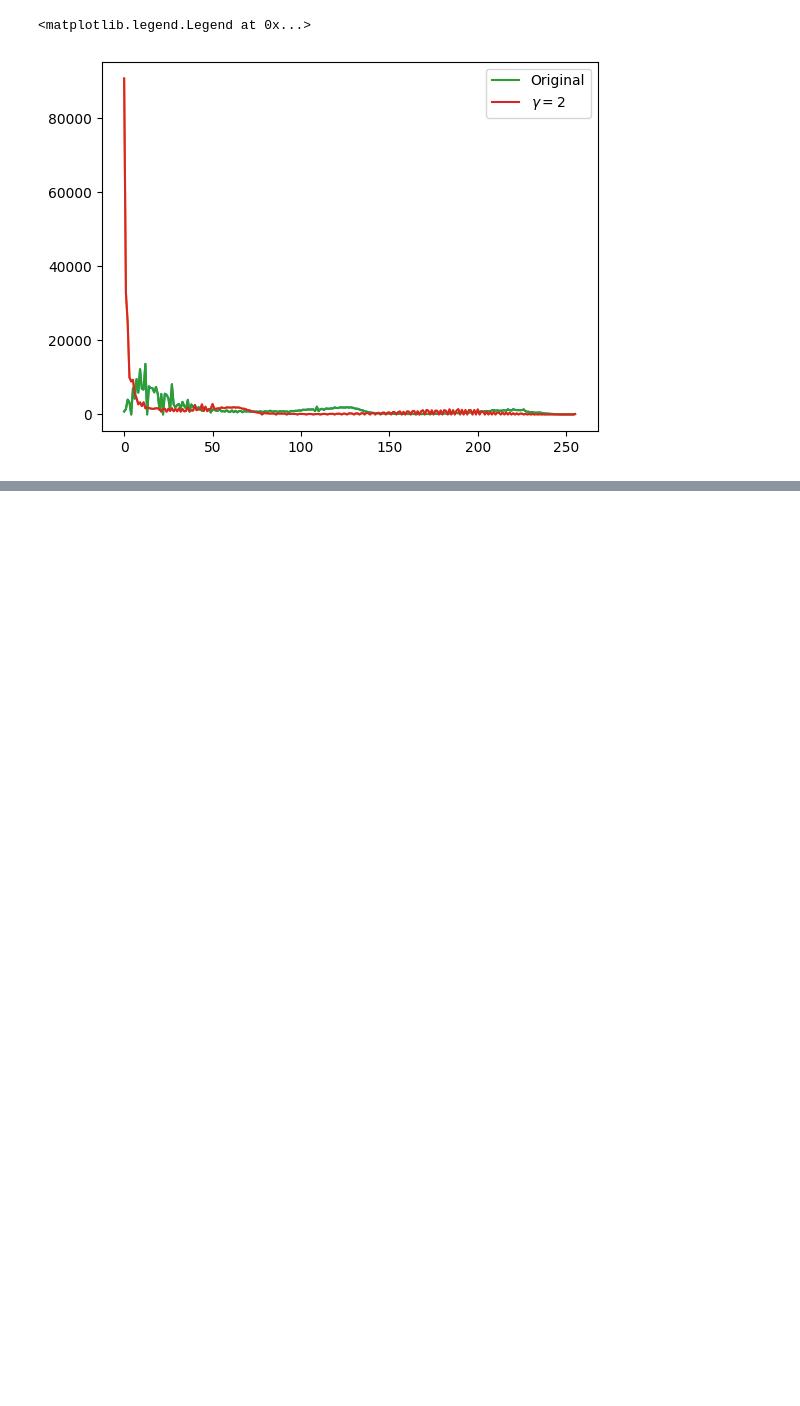
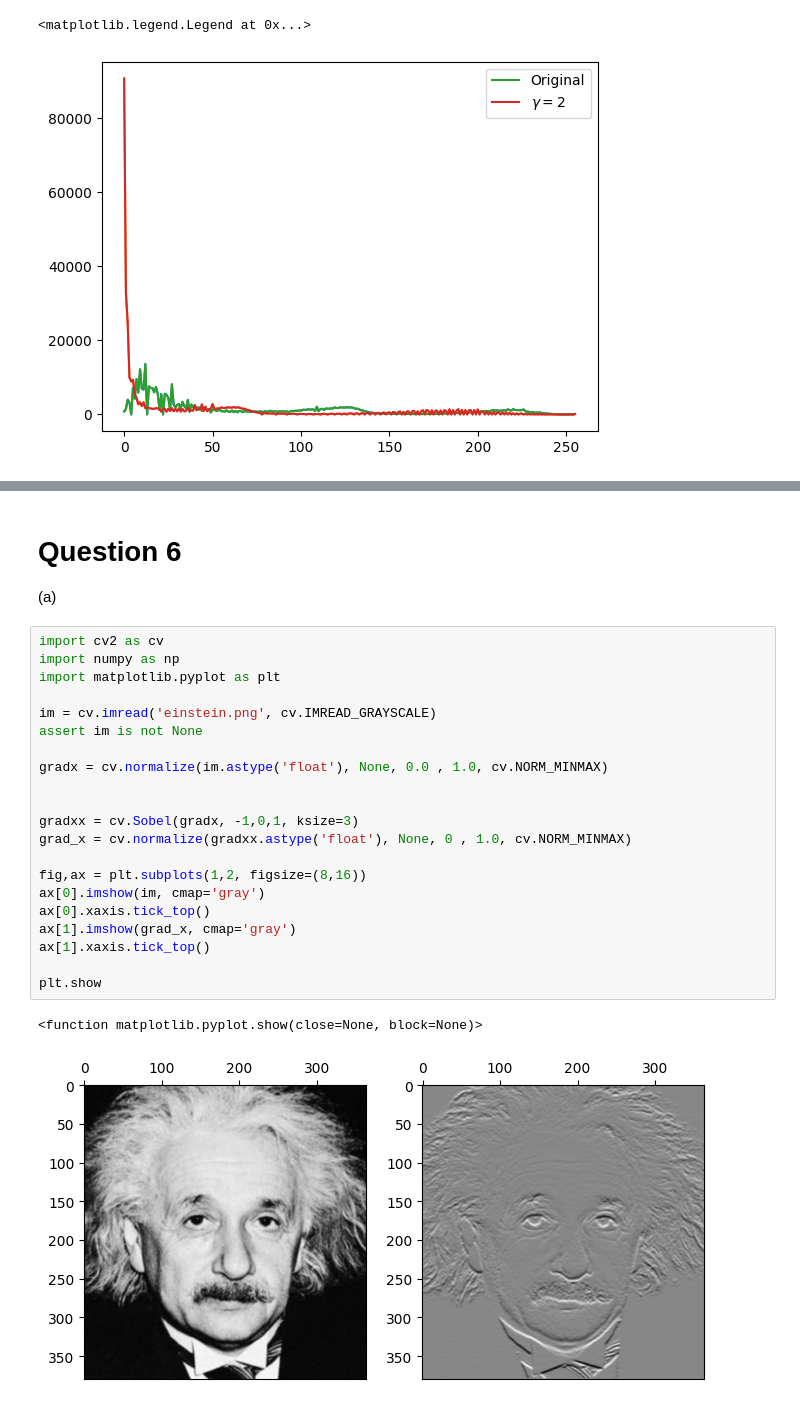
Before and after one commit to dila-janath/EN5204_Assignment_1, a Jupyter notebook: assignment1.ipynb, the cells around one changed output, grey strips where cells are left out. Drawn from its saved outputs; the diff is of its cells as text; blank space fills up the shorter version.

```diff
--- a/assignment1.ipynb
+++ b/assignment1.ipynb
@@ -196,0 +262,28 @@ plt.legend()
+# %% [markdown]
+# Question 6
+
+(a)
+# %%
+import cv2 as cv
+import numpy as np
+import matplotlib.pyplot as plt
+
+im = cv.imread('einstein.png', cv.IMREAD_GRAYSCALE)
+assert im is not None
+
+gradx = cv.normalize(im.astype('float'), None, 0.0 , 1.0, cv.NORM_MINMAX)
+
+
+gradxx = cv.Sobel(gradx, -1,0,1, ksize=3)
+grad_x = cv.normalize(gradxx.astype('float'), None, 0 , 1.0, cv.NORM_MINMAX)
+
+fig,ax = plt.subplots(1,2, figsize=(8,16))
+ax[0].imshow(im, cmap='gray')
+ax[0].xaxis.tick_top()
+ax[1].imshow(grad_x, cmap='gray')
+ax[1].xaxis.tick_top()
+
+plt.show
+# %% [output]
+<function matplotlib.pyplot.show(close=None, block=None)>
+[figure, added]
```
Also changed, not shown: parts of 16 cells of this notebook, 13 other files.
